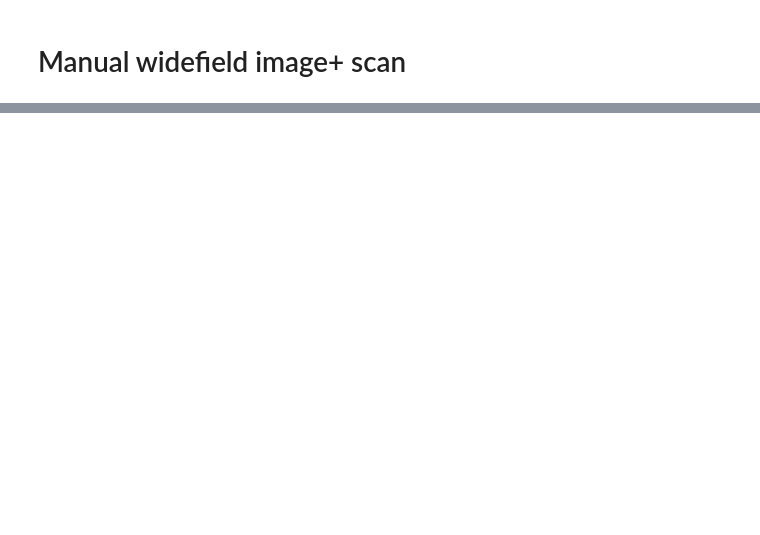
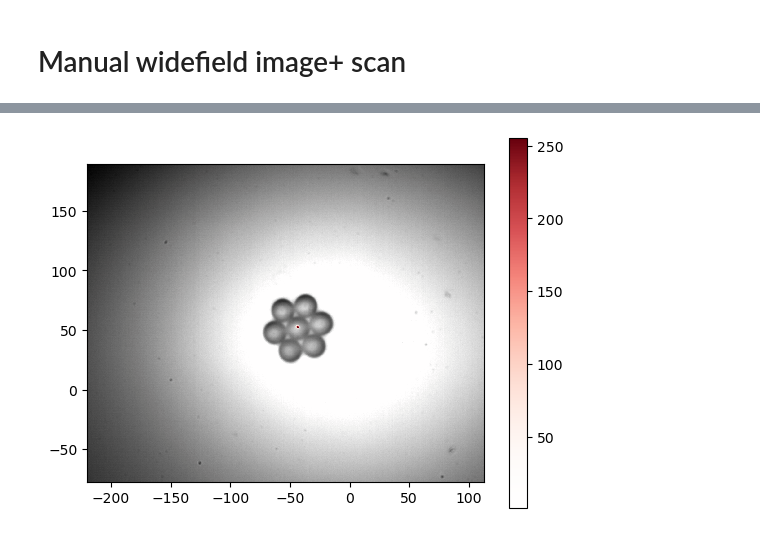
Before and after one commit to eauyehara/experiment_control, a Jupyter notebook: notebooks/srs_microscope.ipynb, the cells around one changed output, grey strips where cells are left out. Drawn from its saved outputs; the diff is of its cells as text; code cells hidden in the pictures; blank space fills up the shorter version.

```diff
--- a/notebooks/srs_microscope.ipynb
+++ b/notebooks/srs_microscope.ipynb
@@ -256,7 +270,9 @@ importing attr dy_dVy_units...
 # %%
 # Take laser spot and widefield image
-wf_img, laser_spot_img = wf_and_laser_spot_images(exposure_time=80*u.ms)
+wf_img, laser_spot_img = wf_and_laser_spot_images(exposure_time=10*u.ms)
 fig = plot_laser_widefield_img(wf_img, laser_spot_img)
+# %% [output]
+[figure, added]
 # %%
 ds0 = collect_scan(nx,ny,ΔVx,ΔVy,Vx0,Vy0,fsamp,wf_img,laser_spot_img,name=filename,sample_dir=sample_dir)
 fig = plot_scan_data(ds0, wf_cmap=cm.binary, laser_cmap=cm.Reds, srs_cmap=cm.inferno)
```
Also changed, not shown: parts of 13 cells of this notebook, 1 other file.
